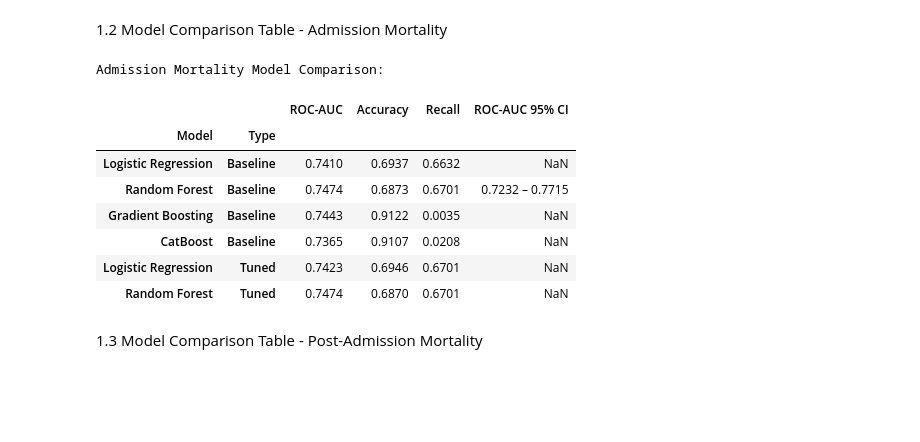
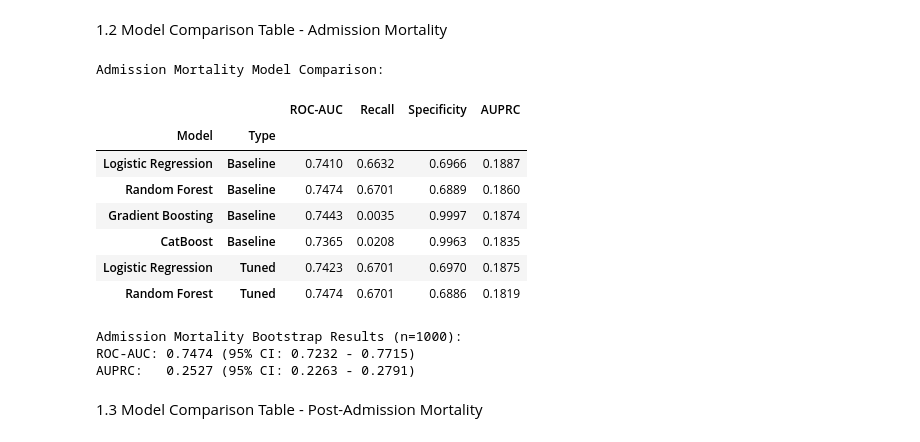
Before and after one commit to awn20222469/w1998467_FYP_MI_prediction, a Jupyter notebook: w1998467_Final.ipynb, the cells around one changed output. Cells and saved outputs as stored; diff of their text form; code cells hidden in the pictures; blank space fills up the shorter version.

```diff
--- a/w1998467_Final.ipynb
+++ b/w1998467_Final.ipynb
@@ -3400,10 +3399,13 @@ for gender in MI_finaldf['gender'].unique():
 def get_metrics(model, X_test, y_test_bin, threshold=0.5):
     y_prob = model.predict_proba(X_test)[:, 1]
     y_pred = (y_prob >= threshold).astype(int)
+    tn, fp, fn, tp = confusion_matrix(y_test_bin, y_pred).ravel()
+    specificity = tn / (tn + fp)
     return {
-        "ROC-AUC":  round(roc_auc_score(y_test_bin, y_prob), 4),
-        "Accuracy": round(accuracy_score(y_test_bin, y_pred), 4),
-        "Recall":   round(recall_score(y_test_bin, y_pred, zero_division=0), 4),
+        "ROC-AUC":     round(roc_auc_score(y_test_bin, y_prob), 4),
+        "Recall":      round(recall_score(y_test_bin, y_pred), 4),
+        "Specificity": round(specificity, 4),
+        "AUPRC":       round(average_precision_score(y_test_bin, y_prob), 4),
     }
 # %% [markdown]
 1.1 Model Comparison Table - LOS
@@ -3442,27 +3448,33 @@ LOS Model Comparison:
 # %%
 mort_comparison = pd.DataFrame([
     {"Model": "Logistic Regression", "Type": "Baseline", **get_metrics(mort_lr,      X_test_enc_mort, y_test_mort)},
     {"Model": "Random Forest",       "Type": "Baseline", **get_metrics(mort_rf,      X_test_enc_mort, y_test_mort)},
     {"Model": "Gradient Boosting",   "Type": "Baseline", **get_metrics(mort_gb,      X_test_enc_mort, y_test_mort)},
     {"Model": "CatBoost",            "Type": "Baseline", **get_metrics(mort_cb,      X_test_enc_mort, y_test_mort)},
     {"Model": "Logistic Regression", "Type": "Tuned",    **get_metrics(best_lr_mort, X_test_enc_mort, y_test_mort)},
     {"Model": "Random Forest",       "Type": "Tuned",    **get_metrics(best_rf_mort, X_test_enc_mort, y_test_mort)},
 ]).set_index(["Model", "Type"])
 
-mort_comparison.loc[("Random Forest", "Baseline"), "ROC-AUC 95% CI"] = "0.7232 – 0.7715"
+mort_comparison = mort_comparison[["ROC-AUC", "Recall", "Specificity", "AUPRC"]]
+print("Admission Mortality Model Comparison:")
 
-print("Admission Mortality Model Comparison:")
-mort_comparison
+display(mort_comparison)
+print(f"\nAdmission Mortality Bootstrap Results (n=1000):")
+print(f"ROC-AUC: 0.7474 (95% CI: 0.7232 - 0.7715)")
+print(f"AUPRC:   0.2527 (95% CI: 0.2263 - 0.2791)")
 # %% [output]
 Admission Mortality Model Comparison:
-|  |  | ROC-AUC | Accuracy | Recall | ROC-AUC 95% CI |
+|  |  | ROC-AUC | Recall | Specificity | AUPRC |
 | Model | Type |  |  |  |  |
-| Logistic Regression | Baseline | 0.7410 | 0.6937 | 0.6632 | NaN |
-| Random Forest | Baseline | 0.7474 | 0.6873 | 0.6701 | 0.7232 – 0.7715 |
-| Gradient Boosting | Baseline | 0.7443 | 0.9122 | 0.0035 | NaN |
-| CatBoost | Baseline | 0.7365 | 0.9107 | 0.0208 | NaN |
-| Logistic Regression | Tuned | 0.7423 | 0.6946 | 0.6701 | NaN |
-| Random Forest | Tuned | 0.7474 | 0.6870 | 0.6701 | NaN |
+| Logistic Regression | Baseline | 0.7410 | 0.6632 | 0.6966 | 0.1887 |
+| Random Forest | Baseline | 0.7474 | 0.6701 | 0.6889 | 0.1860 |
+| Gradient Boosting | Baseline | 0.7443 | 0.0035 | 0.9997 | 0.1874 |
+| CatBoost | Baseline | 0.7365 | 0.0208 | 0.9963 | 0.1835 |
+| Logistic Regression | Tuned | 0.7423 | 0.6701 | 0.6970 | 0.1875 |
+| Random Forest | Tuned | 0.7474 | 0.6701 | 0.6886 | 0.1819 |
+Admission Mortality Bootstrap Results (n=1000):
+ROC-AUC: 0.7474 (95% CI: 0.7232 - 0.7715)
+AUPRC:   0.2527 (95% CI: 0.2263 - 0.2791)
 # %% [markdown]
 1.3 Model Comparison Table - Post-Admission Mortality
 # %%
```
Also changed, not shown: parts of 7 cells of this notebook, 1 other file.
